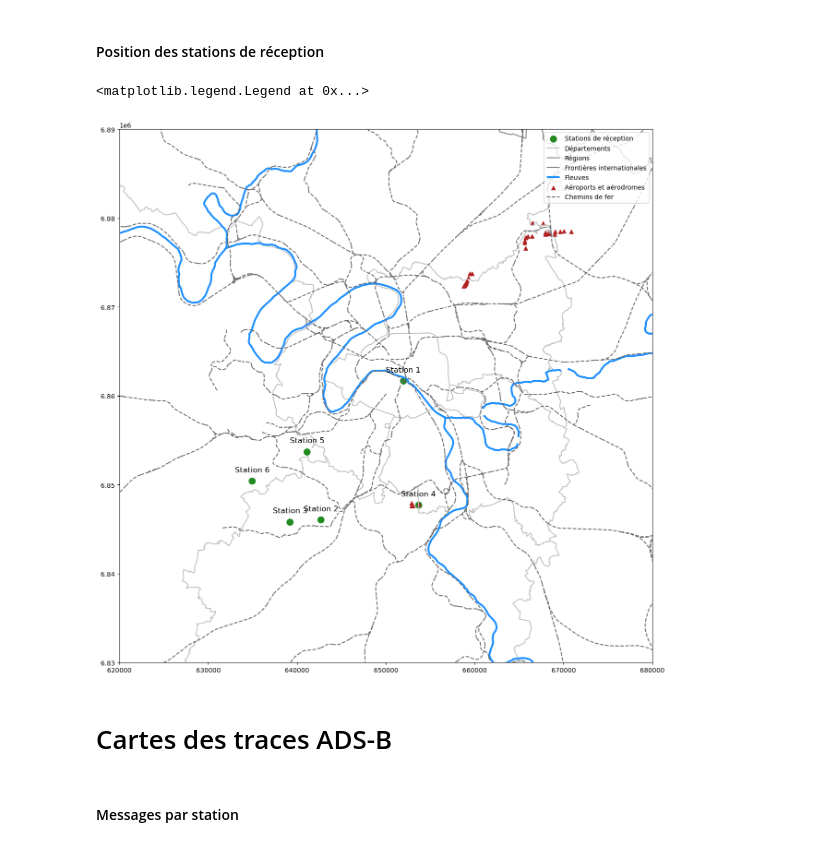
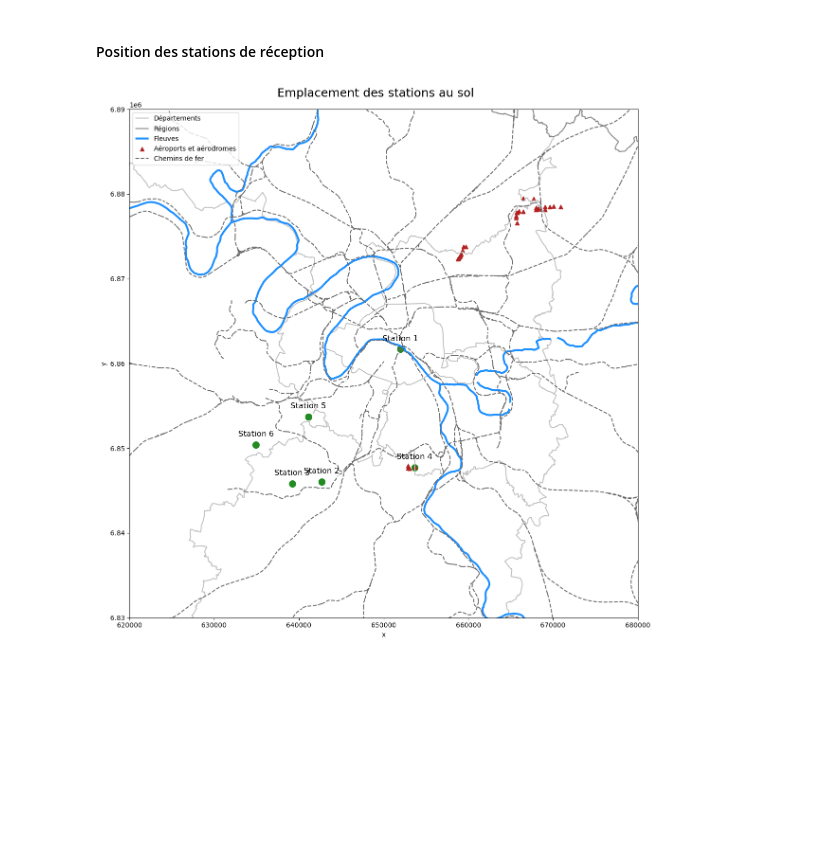
Before and after one commit to 3700240/mt11-carto-mlat, a Jupyter notebook: carte_france.ipynb, the cells around one changed output. Cells and saved outputs as stored; diff of their text form; code cells hidden in the pictures; blank space fills up the shorter version.

Commit message:
Module et carte des avions

```diff
--- a/carte_france.ipynb
+++ b/carte_france.ipynb
@@ -6,15 +14,14 @@ import matplotlib.pyplot as plt
 # %%
-BASE_DIR = "/home/human/ilems/mt11-python-cartographie/projet/map/data/"
+ROUTE_BASE_DIR = "/home/human/ilems/mt11-python-cartographie/projet/map/data/"
 ROUTE_SHP_DIR = "ROUTE500_3-0__SHP_LAMB93_FXX_2021-11-03/ROUTE500/1_DONNEES_LIVRAISON_2022-01-00175/R500_3-0_SHP_LAMB93_FXX-ED211/"
 
 features_path_dict = {"frontieres": "ADMINISTRATIF/LIMITE_ADMINISTRATIVE.shp",
                       "aerodromes": "RESEAU_ROUTIER/AERODROME.shp",
                       "fer": "RESEAU_FERRE/TRONCON_VOIE_FERREE.shp",
-                    #   "route": "RESEAU_ROUTIER/TRONCON_ROUTE.shp",
                       "cote": "HABILLAGE/COTE_FRONTIERE.shp",
                       "eau": "HABILLAGE/TRONCON_HYDROGRAPHIQUE.shp"}
 # %%
 features_dict = {}
 for key , path in features_path_dict.items():
-    features_dict[key] = gpd.read_file(BASE_DIR + ROUTE_SHP_DIR + path)
+    features_dict[key] = gpd.read_file(ROUTE_BASE_DIR + ROUTE_SHP_DIR + path)
 # %% [markdown]
@@ -22,19 +28,0 @@ for key , path in features_path_dict.items():
-# %%
-# parameters for Lambert93 projection
-[lon0, lat0, lat1, lat2] = [np.radians(x) for x in [3, 46.5, 44, 49]]
-x0, y0 = 700000, 6600000
-r = 6371000
-
-# Lambert conformal conic projection (from spherical coordinates)
-def sph2lcc(lon, lat):
-    lon, lat = np.radians(lon), np.radians(lat)
-    n = np.sin(lat1)
-    if lat1 != lat2:
-        n = np.log(np.cos(lat1) / np.cos(lat2))
-        n /= np.log(np.tan(np.pi / 4 + lat2 / 2) / np.tan(np.pi / 4 + lat1 / 2))
-    F = r * np.cos(lat1) * np.exp(n * np.log(np.tan(np.pi / 4 + lat1 / 2))) / n
-    rho = F / np.exp(n * np.log(np.tan(np.pi / 4 + lat / 2)))
-    rho0 = F / np.exp(n * np.log(np.tan(np.pi / 4 + lat0 / 2)))
-    x = x0 + rho * np.sin(n * (lon - lon0))
-    y = y0 + rho0 - rho * np.cos(n * (lon - lon0))
-    return (x, y)
@@ -65,30 +56,30 @@ gps_dict = {"1": (2.343489415284081,48.85313179527069),
             "5": (2.196247797054214,48.78066589494499),
             "6": (2.112332288629579,48.7502920511761)}
 # %%
-fig, ax = plt.subplots(figsize=(15, 15))
+fig, ax = plt.subplots(figsize=(12, 12))
 
 for i, (id_recv, gps_pos) in enumerate(gps_dict.items()):
     x, y = sph2lcc(*gps_pos)
-    if i == 0:
-        ax.scatter(x, y, color="forestgreen", marker="o", s=100, alpha=1, label='Stations de réception')
-    else:
-        ax.scatter(x, y, color="forestgreen", marker="o", s=100, alpha=1)
+    ax.scatter(x, y, color="forestgreen", marker="o", s=100, alpha=1)
     ax.text(x, y+1000, s="Station {}".format(id_recv), fontsize=12, horizontalalignment='center')
 
 features_dict["frontieres"].query("NATURE  == 'Limite de département'").plot(ax=ax, color="silver", label='Départements')
 features_dict["frontieres"].query("NATURE  == 'Limite de région'").plot(ax=ax, color="gray", label='Régions')
-features_dict["frontieres"].query("NATURE  in ['Frontière internationale', 'Limite côtière']").plot(ax=ax, color="gray", label='Frontières internationales')
 features_dict["eau"].query( "LARGEUR == 'Plus de 50 mètres'").plot(ax=ax, color="dodgerblue", linewidth=3, label='Fleuves')
 features_dict['aerodromes'].query("TOPONYME != None").plot(ax=ax, color="firebrick", marker="^", linewidth=1, label='Aéroports et aérodromes')
-# features_dict["route"].query("VOCATION == 'Type autoroutier'").plot(ax=ax, color="black", label='Autoroutes')
 features_dict["fer"].plot(ax=ax, color='dimgray', linestyle='--', label='Chemins de fer')
 
+ax.set_xlabel('x')
+ax.set_ylabel('y')
 ax.set_xlim((0.62e6, 0.68e6))
 ax.set_ylim((6.83e6, 6.89e6))
 
-ax.legend()
+handles, labels = ax.get_legend_handles_labels()
+by_label = dict(zip(labels, handles))
+ax.legend(by_label.values(), by_label.keys(), loc=2)
+
+fig.suptitle("Emplacement des stations au sol", fontsize=18)
+fig.tight_layout()
+fig.savefig("img/stations.svg")
 # %% [output]
-<matplotlib.legend.Legend at 0x...>
-[figure, old version]
+[figure, new version]
-# %% [markdown]
-# Cartes des traces ADS-B
@@ -97,2 +85,0 @@ data_adsb = pd.read_pickle("data/full_dataset_df.pkl").sort_values(by="timestamp
-# %% [markdown]
-#### Messages par station
```
Also changed, not shown: parts of 15 cells of this notebook, 9 other files.
